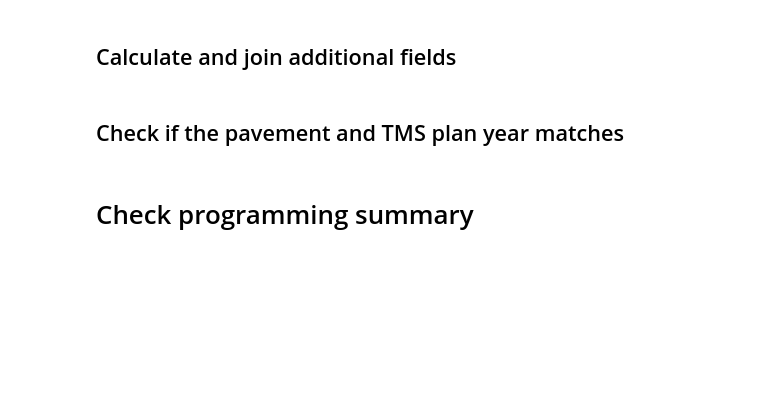
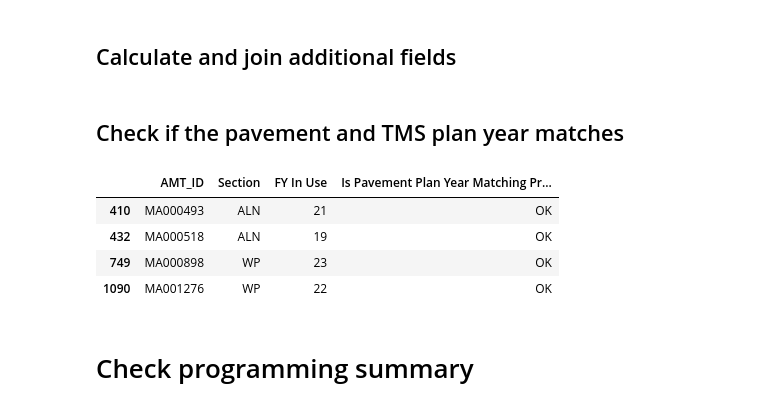
Before and after one commit to zhuzhy1214/amtool_etl, a Jupyter notebook: Minor_DataCheck.ipynb, the cells around one changed output. Saved outputs shown, nothing was run; the diff lists cells and outputs as text; code cells hidden in the pictures; blank space fills up the shorter version.

```diff
--- a/Minor_DataCheck.ipynb
+++ b/Minor_DataCheck.ipynb
@@ -370,18 +370,19 @@ def is_all_ok(series):
 # %%
 #TODO: TMS and Pavement worksheet raw data
 #check the PlanYear matches the FY In Use.
-ck_col = 'Is Pavement Plan Year Matching FY of Approved List?'
+ck_col = 'Is Pavement Plan Year Matching Project FY?'
 
-temp = pd.merge(df_Minor_Pavement_WS[['AMT_ID','Pavement_PlanYear']], df_Minor_raw_data[['AMT_ID','EFIS']],
-                how = 'left', left_on = 'AMT_ID', right_on = 'AMT_ID'
+temp = pd.merge(df_Minor_Pavement_WS[['AMT_ID','Section','Pavement_PlanYear']],
+                df_Minor_raw_data[['AMT_ID','Section','EFIS', 'FY In Use']],
+                how = 'inner', left_on = ['AMT_ID','Section'], right_on = ['AMT_ID','Section']
                )
 
-temp = pd.merge(temp, df_approved[['EFIS','FY of the Approved List']],
-                how = 'left', left_on = 'EFIS', right_on = 'EFIS'
-               )
+# temp = pd.merge(temp, df_approved[['EFIS','FY of the Approved List']],
+#                 how = 'left', left_on = 'EFIS', right_on = 'EFIS'
+#                )
 
 def ck_pavement_planyear(df):
-    if df['Pavement_PlanYear'] == df['FY of the Approved List']:
+    if df['Pavement_PlanYear'] == df['FY In Use']:
         return 'OK'
     else:
         return 'Pavement worksheet plan year does not match FY of the Approved List.'
@@ -392,3 +393,5 @@ temp[ck_col] = temp.apply(ck_pavement_planyear, axis = 1 )
 temp = temp.groupby(['AMT_ID'])[ck_col].agg(is_all_ok).reset_index()
 
 df_Minor_raw_data = pd.merge(df_Minor_raw_data, temp, how = 'left', left_on = 'AMT_ID', right_on = 'AMT_ID')
+
+df_Minor_raw_data[ck_col].fillna('OK', inplace=True)
@@ -395 +400,15 @@ df_Minor_raw_data = pd.merge(df_Minor_raw_data, temp, how = 'left', left_on = 'A
+# %%
+#UnitTest
+
+AMT_IDs = ['MA000518', 'MA000898', 'MA000493', 'MA001276' ]
+ck_col = 'Is Pavement Plan Year Matching Project FY?'
+
+df_Minor_raw_data[(df_Minor_raw_data['AMT_ID'].isin(AMT_IDs)) ][[
+    'AMT_ID','Section','FY In Use', ck_col]]
+# %% [output]
+|  | AMT_ID | Section | FY In Use | Is Pavement Plan Year Matching Pr... |
+| 410 | MA000493 | ALN | 21 | OK |
+| 432 | MA000518 | ALN | 19 | OK |
+| 749 | MA000898 | WP | 23 | OK |
+| 1090 | MA001276 | WP | 22 | OK |
 # %%
```
Also changed, not shown: parts of 17 cells of this notebook, 1 other file.
